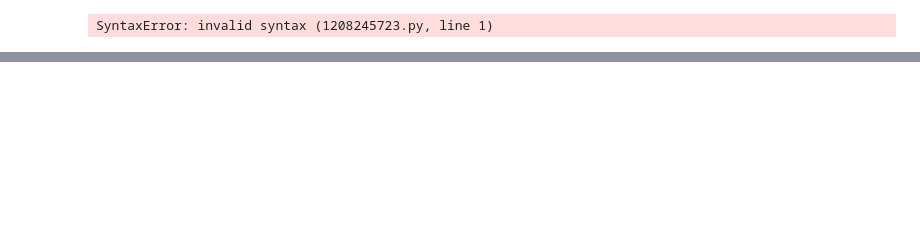
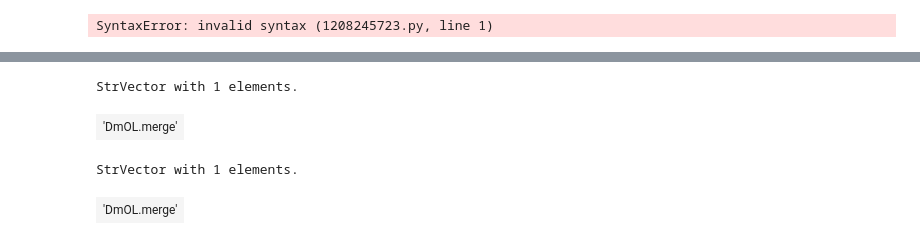
Before and after one commit to Drexel-NCE-Lab/GeneExpressionPredictions, a Jupyter notebook: notebooks/TF_CAM_Model.ipynb, the cells around one changed output, grey strips where cells are left out. Drawn from its saved outputs; the diff is of its cells as text; code cells hidden in the pictures; blank space fills up the shorter version.

```diff
--- a/notebooks/TF_CAM_Model.ipynb
+++ b/notebooks/TF_CAM_Model.ipynb
@@ -93,0 +123,23 @@ SyntaxError: invalid syntax (1208245723.py, line 1)
+# %%
+import rpy2.robjects as robjects
+import os
+
+# Set the file path
+file_path = "C:/Users/kiera/OneDrive/Documents/Research/Temp/Project_Rework/data/raw/Konstandines Data/DmOL_after_tsne_merge.Robj"
+
+# Load the R environment
+robjects.r['load'](file_path)
+
+# List objects in the R environment
+r_objects = robjects.r.ls()
+print("Objects in the R environment:")
+print(r_objects)
+
+# Access a specific object (assuming you know the name, e.g., 'my_data')
+# my_data = robjects.r['my_data']
+# Convert the R object to a pandas DataFrame if it's a data frame
+# import pandas as pd
+# from rpy2.robjects import pandas2ri
+# pandas2ri.activate()
+# df = pandas2ri.ri2py(my_data)
+# print(df)
@@ -93,0 +176,10 @@ SyntaxError: invalid syntax (1208245723.py, line 1)
+# %%
+robjects.r['load'](file_path)
+# %% [output]
+StrVector with 1 elements.
+| 'DmOL.merge' |
+# %%
+r_objects
+# %% [output]
+StrVector with 1 elements.
+| 'DmOL.merge' |
```
Also changed, not shown: parts of 24 cells of this notebook, 3 other files.
